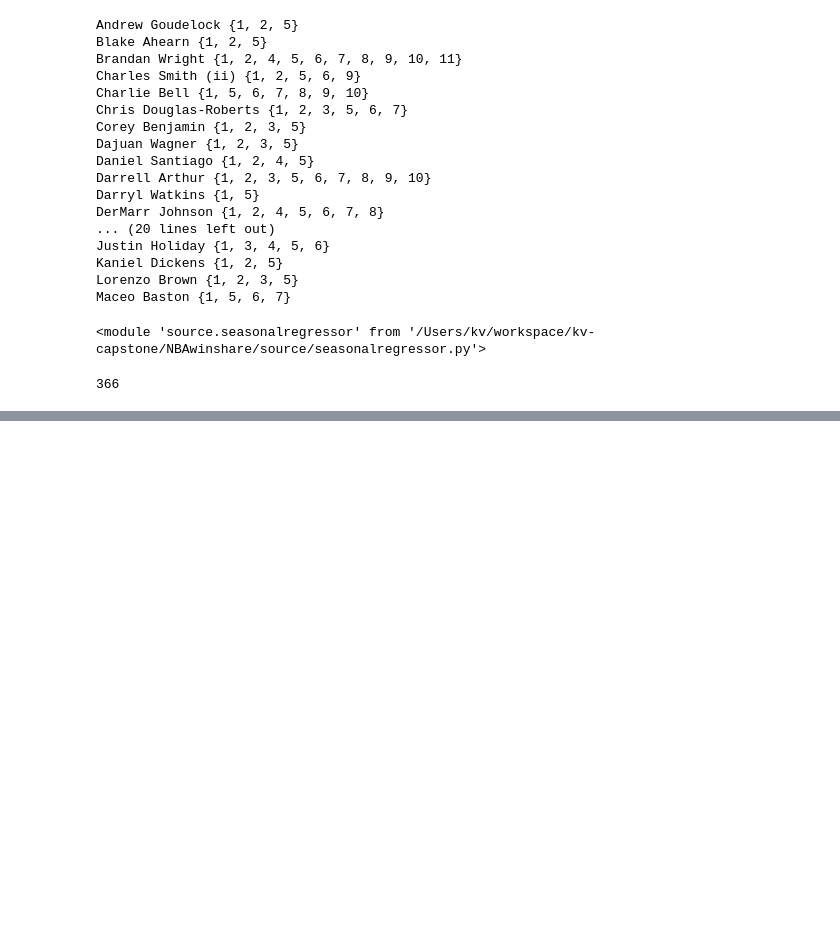
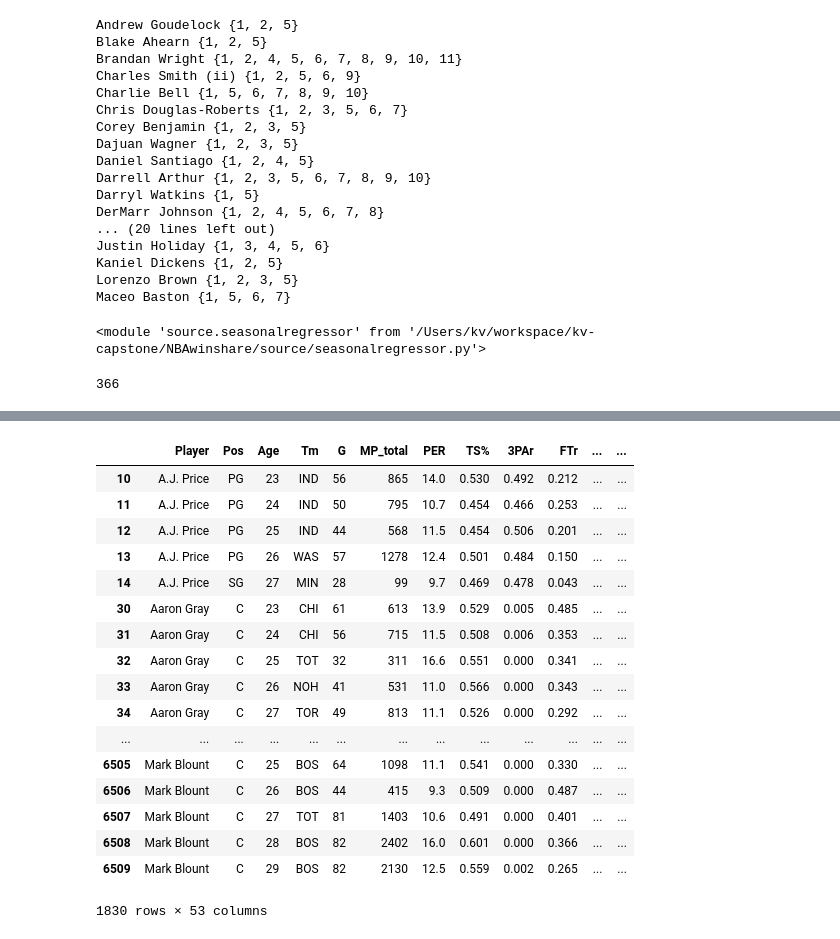
Before and after one commit to KirkAVoss/kv-capstone, a Jupyter notebook: NBAwinshare/11262018_NBA_Work.ipynb, the cells around one changed output, grey strips where cells are left out. Drawn from its saved outputs; the diff is of its cells as text; code cells hidden in the pictures; blank space fills up the shorter version.

```diff
--- a/NBAwinshare/11262018_NBA_Work.ipynb
+++ b/NBAwinshare/11262018_NBA_Work.ipynb
@@ -174,4 +174,4 @@ len(fullfive)
 # %%
 fullfive = set(fullfive)
 # %%
-fullstats[(fullstats['Player'].isin(fullfive)) &  (fullstats['Seasons_number'] < 6)])
+firstfiveyearsfull = fullstats[(fullstats['Player'].isin(fullfive)) &  (fullstats['Seasons_number'] < 6)]
@@ -179,0 +178,21 @@ SyntaxError: invalid syntax (<ipython-input-79-324c81122c73>, line 1)
+# %%
+firstfiveyearsfull
+# %% [output]
+|  | Player | Pos | Age | Tm | G | MP_total | PER | TS% | 3PAr | FTr | ... | ... |
+| 10 | A.J. Price | PG | 23 | IND | 56 | 865 | 14.0 | 0.530 | 0.492 | 0.212 | ... | ... |
+| 11 | A.J. Price | PG | 24 | IND | 50 | 795 | 10.7 | 0.454 | 0.466 | 0.253 | ... | ... |
+| 12 | A.J. Price | PG | 25 | IND | 44 | 568 | 11.5 | 0.454 | 0.506 | 0.201 | ... | ... |
+| 13 | A.J. Price | PG | 26 | WAS | 57 | 1278 | 12.4 | 0.501 | 0.484 | 0.150 | ... | ... |
+| 14 | A.J. Price | SG | 27 | MIN | 28 | 99 | 9.7 | 0.469 | 0.478 | 0.043 | ... | ... |
+| 30 | Aaron Gray | C | 23 | CHI | 61 | 613 | 13.9 | 0.529 | 0.005 | 0.485 | ... | ... |
+| 31 | Aaron Gray | C | 24 | CHI | 56 | 715 | 11.5 | 0.508 | 0.006 | 0.353 | ... | ... |
+| 32 | Aaron Gray | C | 25 | TOT | 32 | 311 | 16.6 | 0.551 | 0.000 | 0.341 | ... | ... |
+| 33 | Aaron Gray | C | 26 | NOH | 41 | 531 | 11.0 | 0.566 | 0.000 | 0.343 | ... | ... |
+| 34 | Aaron Gray | C | 27 | TOR | 49 | 813 | 11.1 | 0.526 | 0.000 | 0.292 | ... | ... |
+| ... | ... | ... | ... | ... | ... | ... | ... | ... | ... | ... | ... | ... |
+| 6505 | Mark Blount | C | 25 | BOS | 64 | 1098 | 11.1 | 0.541 | 0.000 | 0.330 | ... | ... |
+| 6506 | Mark Blount | C | 26 | BOS | 44 | 415 | 9.3 | 0.509 | 0.000 | 0.487 | ... | ... |
+| 6507 | Mark Blount | C | 27 | TOT | 81 | 1403 | 10.6 | 0.491 | 0.000 | 0.401 | ... | ... |
+| 6508 | Mark Blount | C | 28 | BOS | 82 | 2402 | 16.0 | 0.601 | 0.000 | 0.366 | ... | ... |
+| 6509 | Mark Blount | C | 29 | BOS | 82 | 2130 | 12.5 | 0.559 | 0.002 | 0.265 | ... | ... |
+1830 rows × 53 columns
```
Also changed, not shown: parts of 1 cell of this notebook.
